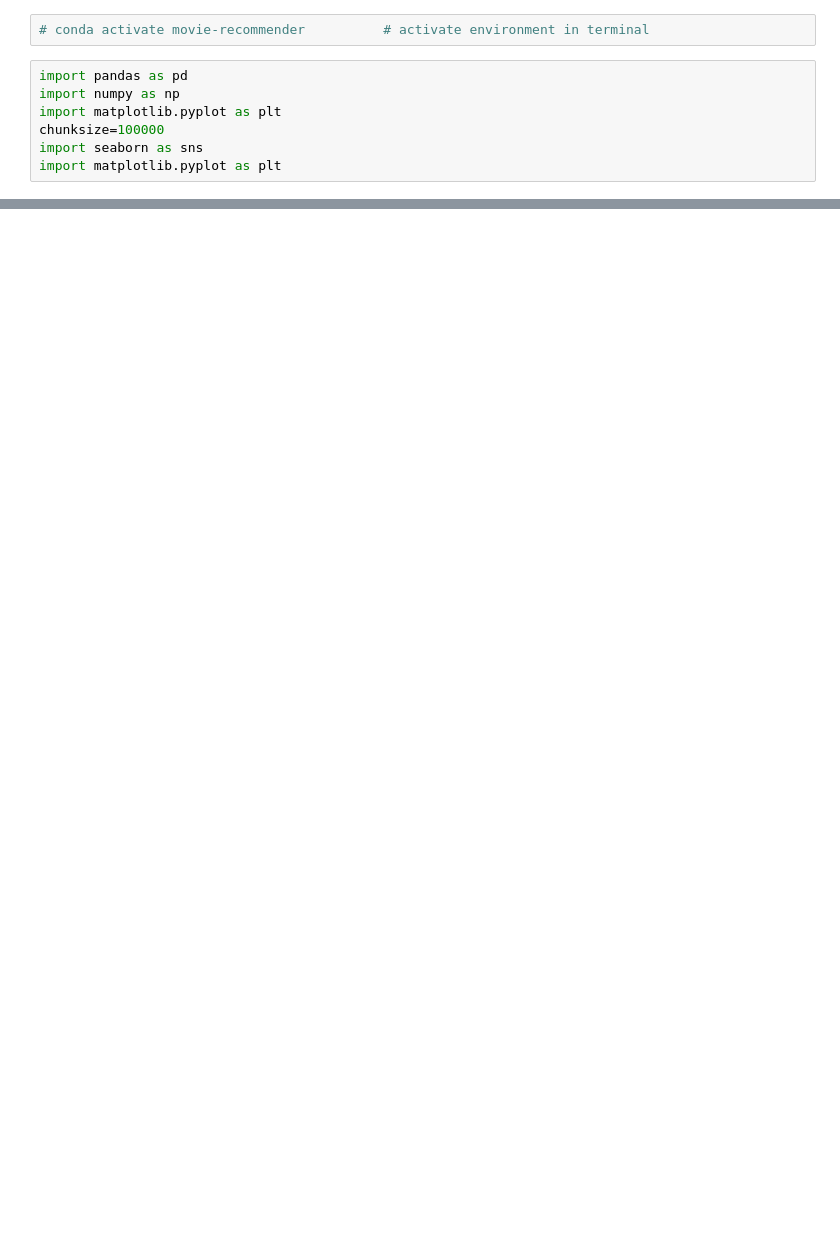
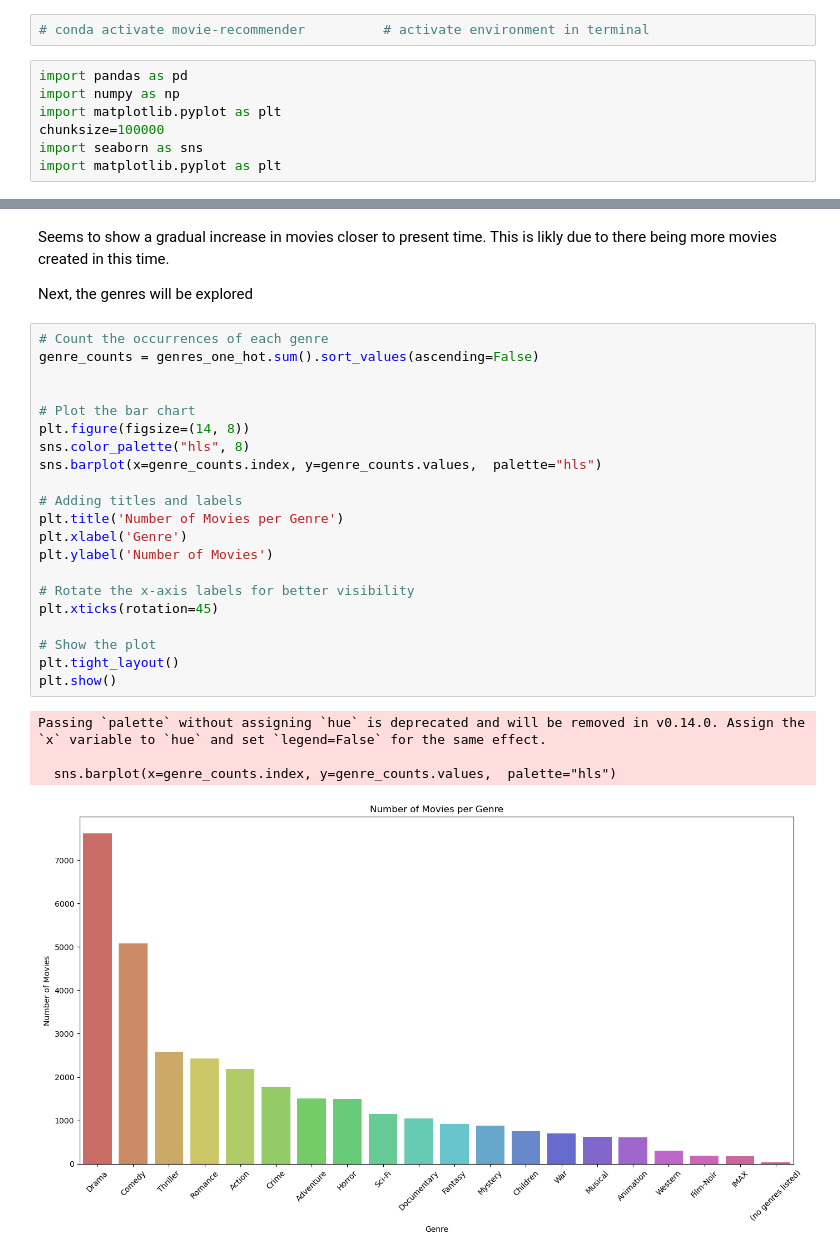
Before and after one commit to padraicohora/movie-recommendation, a Jupyter notebook: exploration/movies_univariate.ipynb, the cells around one changed output, grey strips where cells are left out. Cells and saved outputs as stored; diff of their text form; blank space fills up the shorter version.

```diff
--- a/exploration/movies_univariate.ipynb
+++ b/exploration/movies_univariate.ipynb
@@ -78,0 +197,30 @@ next i want ot stack the genres on top of eachother so that there will be one co
+# %% [markdown]
+Seems to show a gradual increase in movies closer to present time. This is likly due to there being more movies created in this time.
+
+Next, the genres will be explored
+# %%
+# Count the occurrences of each genre
+genre_counts = genres_one_hot.sum().sort_values(ascending=False)
+
+
+# Plot the bar chart
+plt.figure(figsize=(14, 8))
+sns.color_palette("hls", 8)
+sns.barplot(x=genre_counts.index, y=genre_counts.values,  palette="hls")
+
+# Adding titles and labels
+plt.title('Number of Movies per Genre')
+plt.xlabel('Genre')
+plt.ylabel('Number of Movies')
+
+# Rotate the x-axis labels for better visibility
+plt.xticks(rotation=45)
+
+# Show the plot
+plt.tight_layout()
+plt.show()
+# %% [output]
+Passing `palette` without assigning `hue` is deprecated and will be removed in v0.14.0. Assign the `x` variable to `hue` and set `legend=False` for the same effect.
+
+  sns.barplot(x=genre_counts.index, y=genre_counts.values,  palette="hls")
+[figure, added]
```
Also changed, not shown: parts of 24 cells of this notebook, 3 other files.
